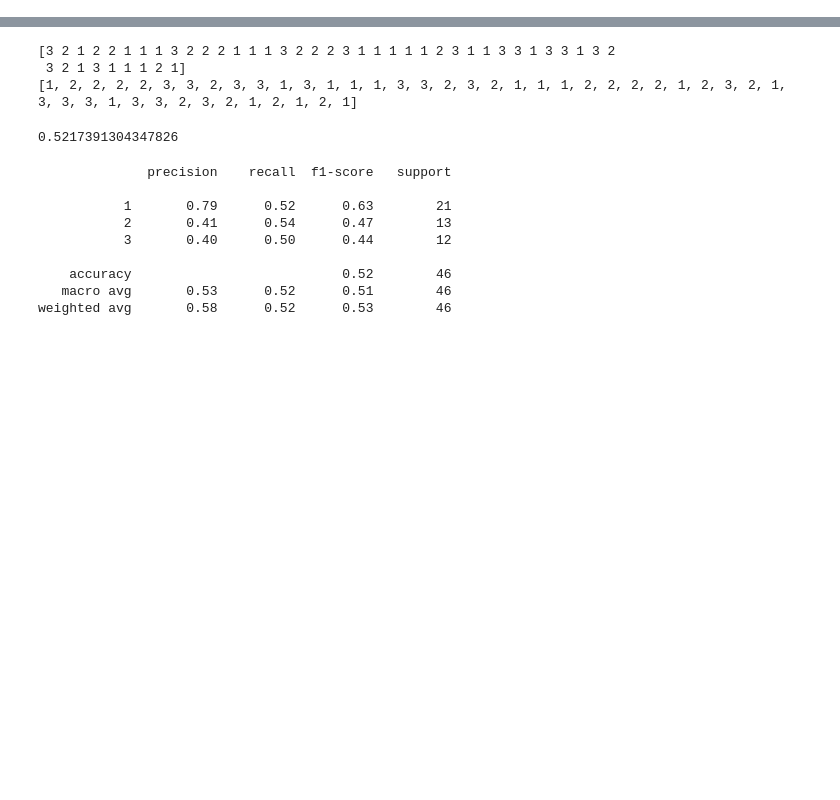
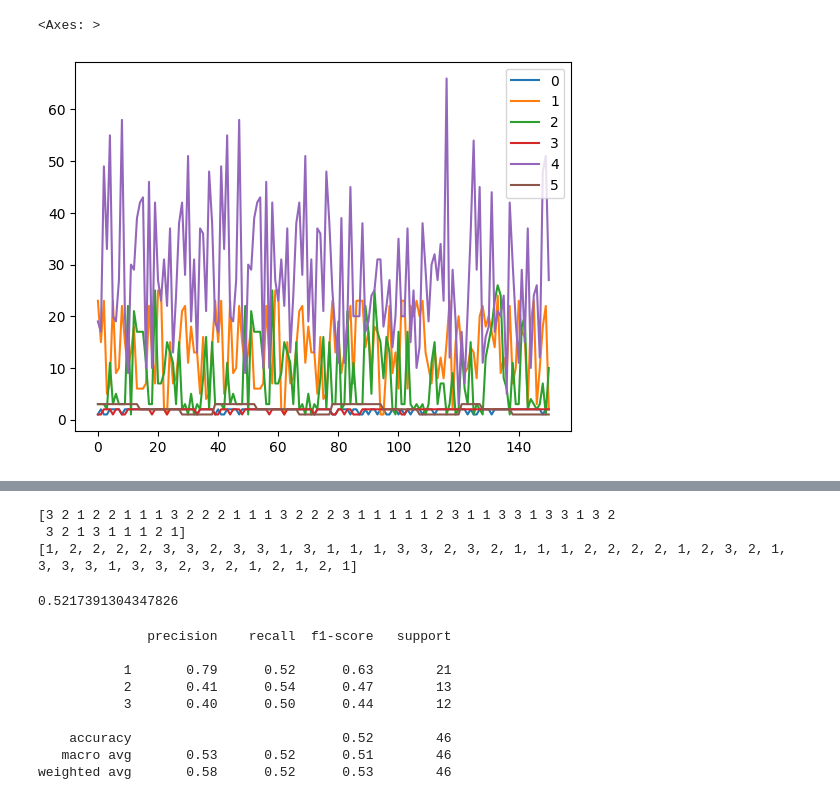
Before and after one commit to haribabupaila/Data-Analytics, a Jupyter notebook: main.ipynb, the cells around one changed output, grey strips where cells are left out. Saved outputs shown, nothing was run; the diff lists cells and outputs as text; code cells hidden in the pictures; blank space fills up the shorter version.

```diff
--- a/main.ipynb
+++ b/main.ipynb
@@ -18,6 +17,11 @@ df=df.dropna()
 #split dataset into dependent and independent features
 x=df.iloc[:,:-1]
 y=df.iloc[:,-1]
+# %%
+df.plot()
+# %% [output]
+<Axes: >
+[figure, added]
 # %%
 #split dataset into train_data and test_data
 x_train,x_test,y_train,y_test=train_test_split(x,y,test_size=0.30,random_state=20)
```
Also changed, not shown: parts of 4 cells of this notebook.
